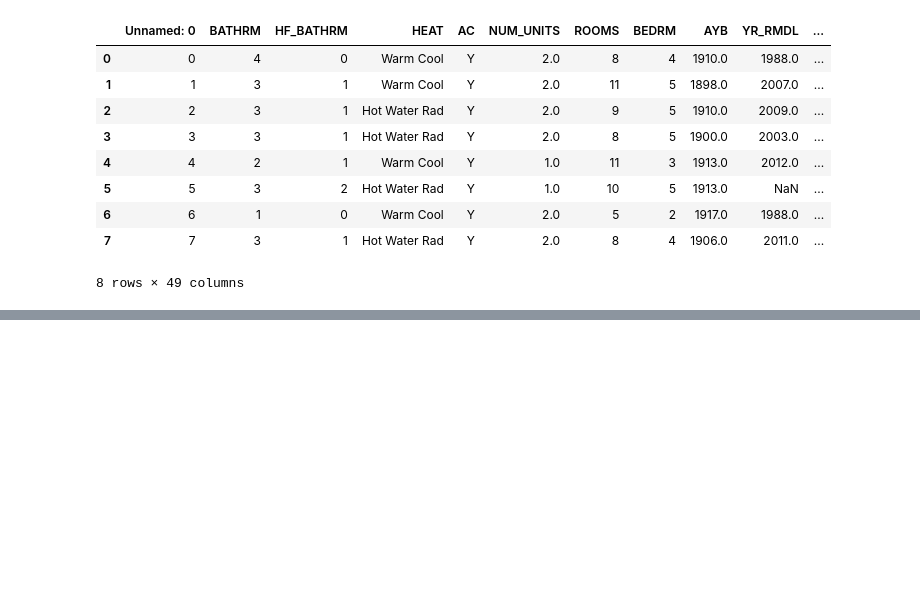
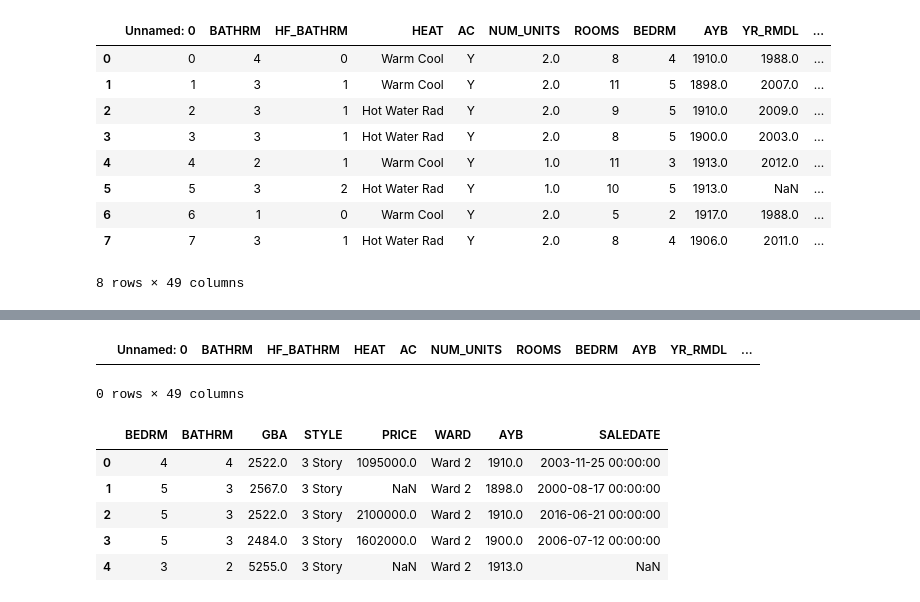
Before and after one commit to kenobabe/DataWork-Jan2019, a Jupyter notebook: Project1.ipynb, the cells around one changed output, grey strips where cells are left out. Drawn from its saved outputs; the diff is of its cells as text; code cells hidden in the pictures; blank space fills up the shorter version.

```diff
--- a/Project1.ipynb
+++ b/Project1.ipynb
@@ -19,0 +104,6 @@ df.head(8)
+# %%
+df_no_missing = df.dropna()
+df_no_missing
+# %% [output]
+|  | Unnamed: 0 | BATHRM | HF_BATHRM | HEAT | AC | NUM_UNITS | ROOMS | BEDRM | AYB | YR_RMDL | ... |
+0 rows × 49 columns
@@ -19,0 +112,10 @@ df.head(8)
+# %%
+df2=df[['BEDRM', 'BATHRM', 'GBA', 'STYLE', 'PRICE', 'WARD', 'AYB', 'SALEDATE']]
+df2.head()
+# %% [output]
+|  | BEDRM | BATHRM | GBA | STYLE | PRICE | WARD | AYB | SALEDATE |
+| 0 | 4 | 4 | 2522.0 | 3 Story | 1095000.0 | Ward 2 | 1910.0 | 2003-11-25 00:00:00 |
+| 1 | 5 | 3 | 2567.0 | 3 Story | NaN | Ward 2 | 1898.0 | 2000-08-17 00:00:00 |
+| 2 | 5 | 3 | 2522.0 | 3 Story | 2100000.0 | Ward 2 | 1910.0 | 2016-06-21 00:00:00 |
+| 3 | 5 | 3 | 2484.0 | 3 Story | 1602000.0 | Ward 2 | 1900.0 | 2006-07-12 00:00:00 |
+| 4 | 3 | 2 | 5255.0 | 3 Story | NaN | Ward 2 | 1913.0 | NaN |
```
Also changed, not shown: parts of 15 cells of this notebook.
